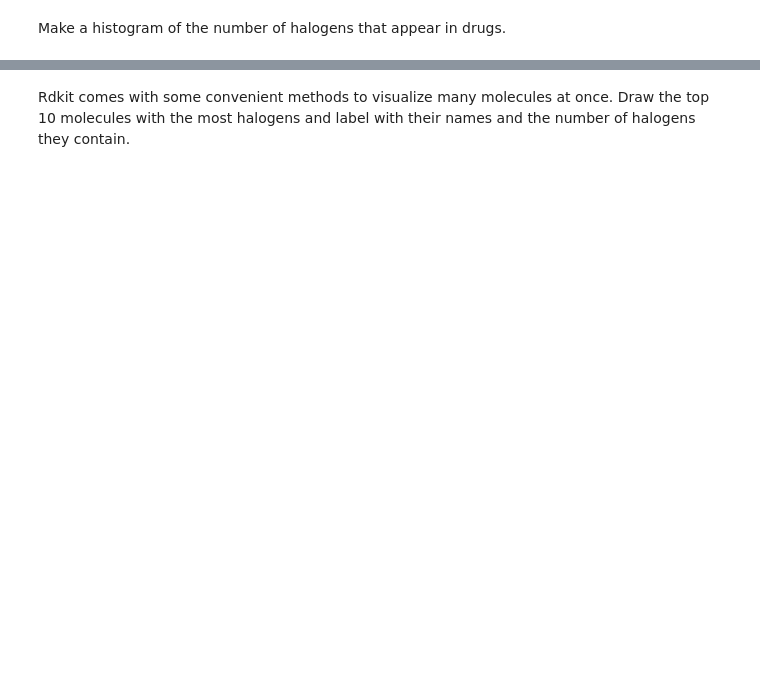
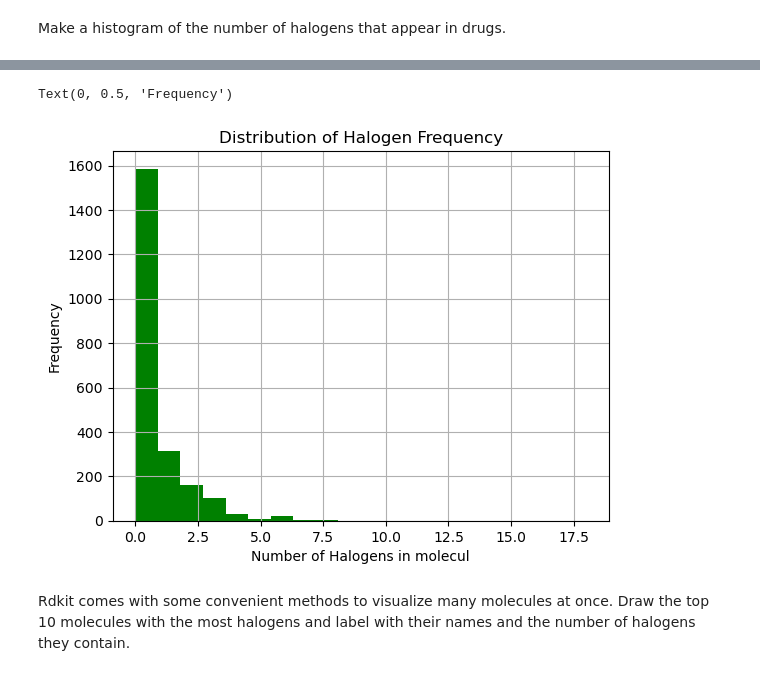
Before and after one commit to MGalka66/practical-programming-in-chemistry-exercises, a Jupyter notebook: week_05/05_exercises.ipynb, the cells around one changed output, grey strips where cells are left out. Saved outputs shown, nothing was run; the diff lists cells and outputs as text; code cells hidden in the pictures; blank space fills up the shorter version.

```diff
--- a/week_05/05_exercises.ipynb
+++ b/week_05/05_exercises.ipynb
@@ -390,0 +465,5 @@ approved_drugs = # Your code here
+# %%
+approved_drugs = drugs[(drugs["Phase"] == 4) & (drugs["Smiles"].notnull())]
+
+
+approved_drugs.shape
@@ -467,0 +546,11 @@ from rdkit.Chem import Descriptors
+# %%
+from rdkit.Chem import Descriptors
+
+approved_drugs["Molecular_weight"] = approved_drugs["My_Mol"].apply(lambda x: Descriptors.MolWt(x))
+approved_drugs["Rotatable_Bonds"] = approved_drugs["My_Mol"].apply(lambda x: Descriptors.NumRotatableBonds(x))
+approved_drugs["H_Donors"] = approved_drugs["My_Mol"].apply(lambda x: Descriptors.NumHDonors(x))
+approved_drugs["H_Acceptors"] = approved_drugs["My_Mol"].apply(lambda x: Descriptors.NumHAcceptors(x))
+approved_drugs["Lipohilicity"] = approved_drugs["My_Mol"].apply(lambda x: Descriptors.MolLogP(x))
+approved_drugs["Valenc_Electrons"] = approved_drugs["My_Mol"].apply(lambda x: Descriptors.NumValenceElectrons(x))
+
+approved_drugs.head(3)
@@ -476,2 +584,14 @@ from mordred import Calculator, AtomCount
+# %%
+from mordred import Calculator, AtomCount
+
+calc = Calculator(AtomCount, ignore_3D=True)
+
+mordred_df = calc.pandas(approved_drugs["My_Mol"])
+
+approved_drugs = pd.concat([approved_drugs, mordred_df[["nF", "nCl", "nBr", "nI"]]], axis=1)
+
+approved_drugs["nX"] = approved_drugs[["nF", "nCl", "nBr", "nI"]].sum(axis=1)
+
+#approved_drugs["Number_of_F"] = approved_drugs["My_Mol"].apply(lambda x: Descriptors.MolWt(x))
 # %% [markdown]
 Make a histogram of the number of halogens that appear in drugs.
@@ -484,3 +598,13 @@ Text(0.5, 1.0, 'Distribution of Halogens in Approved Drugs')
+# %%
+import matplotlib.pyplot as plt
+# Your code here
+approved_drugs.nX.hist(bins = 20, color = "green")
+plt.title("Distribution of Halogen Frequency")
+plt.xlabel("Number of Halogens in molecul")
+plt.ylabel("Frequency")
+# %% [output]
+Text(0, 0.5, 'Frequency')
+[figure, added]
 # %% [markdown]
 Rdkit comes with some convenient methods to visualize many molecules at once.
 Draw the top 10 molecules with the most halogens and label with their names and the number of halogens they contain.
```
Also changed, not shown: parts of 42 cells of this notebook, 5 other files.
